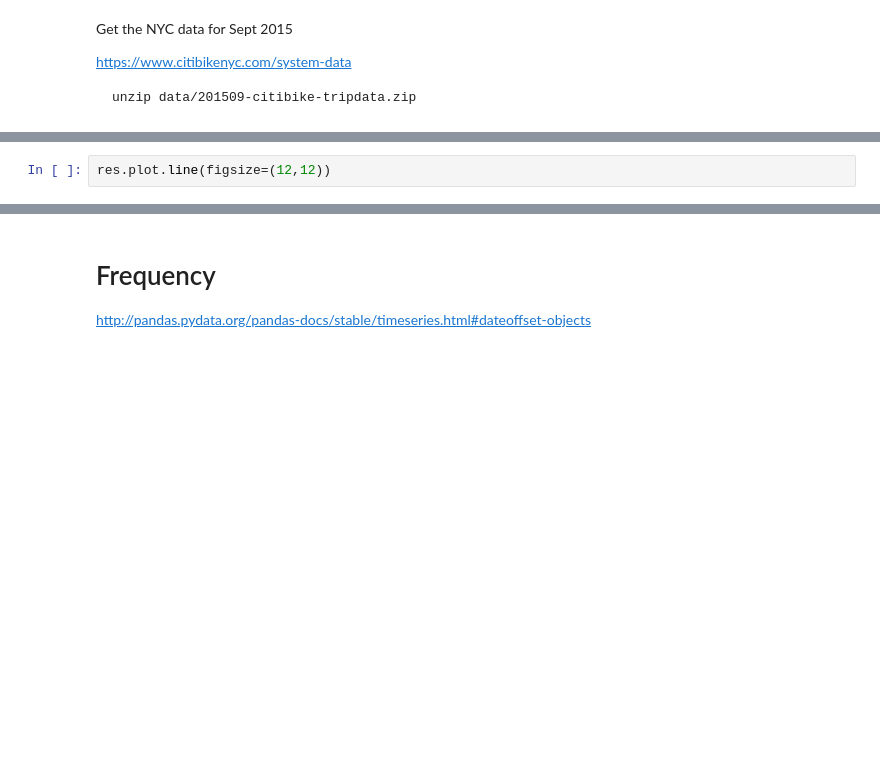
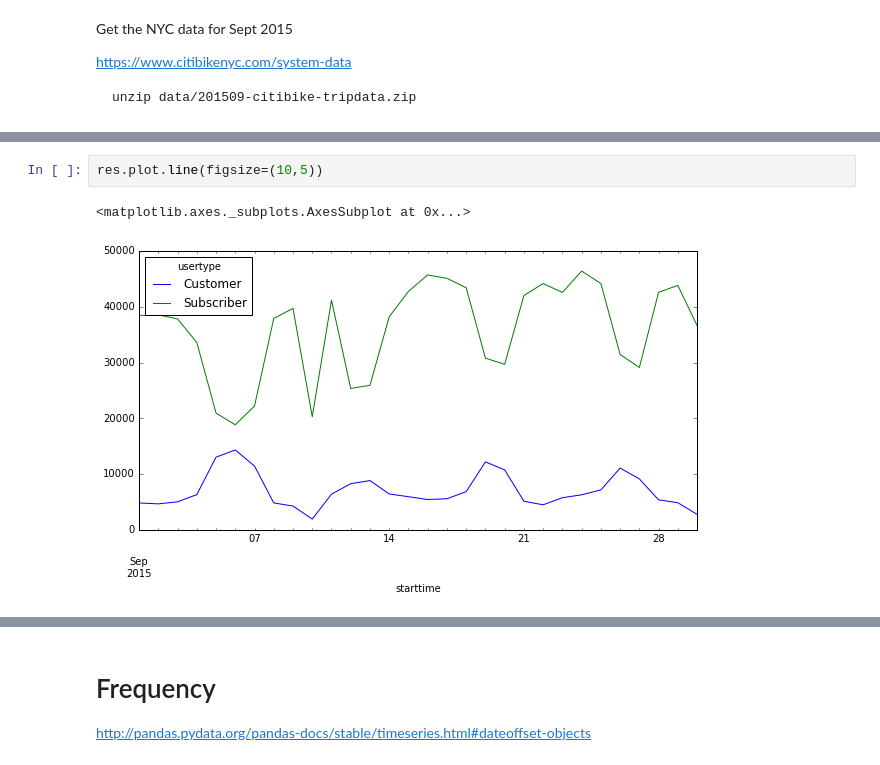
Before and after one commit to ijstokes/pandas-tutorial, a Jupyter notebook: 5. Timeseries.ipynb, the cells around one changed output, grey strips where cells are left out. Saved outputs shown, nothing was run; the diff lists cells and outputs as text; blank space fills up the shorter version.

```diff
--- a/5. Timeseries.ipynb
+++ b/5. Timeseries.ipynb
@@ -50,5 +130,8 @@ res
 # %%
-res.plot.line(figsize=(12,12))
+res.plot.line(figsize=(10,5))
+# %% [output]
+<matplotlib.axes._subplots.AxesSubplot at 0x...>
+[figure, added]
 # %%
 r = df.set_index('starttime')
 (r['20150907':'20150914']
```
Also changed, not shown: parts of 20 cells of this notebook, 4 other files.
